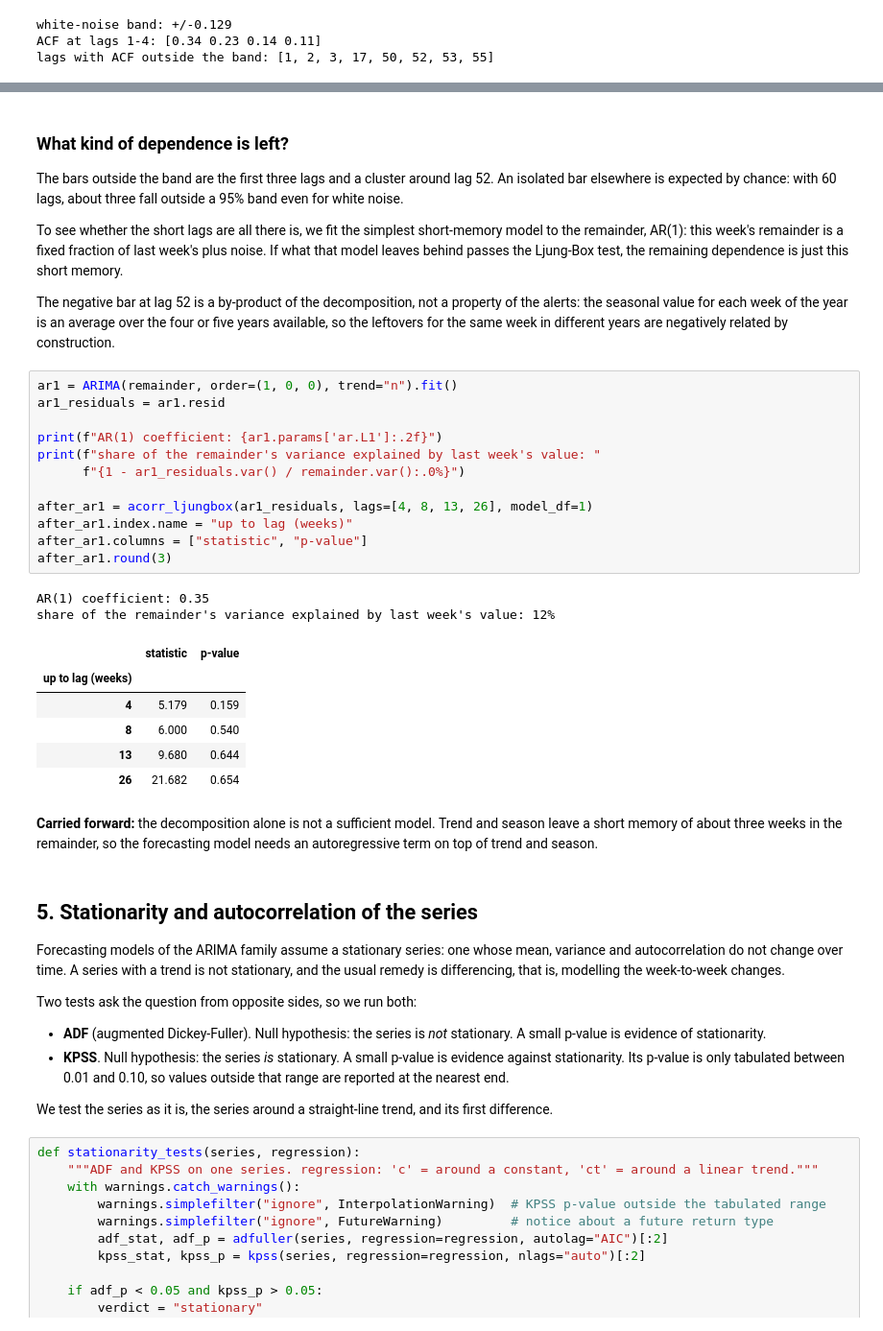
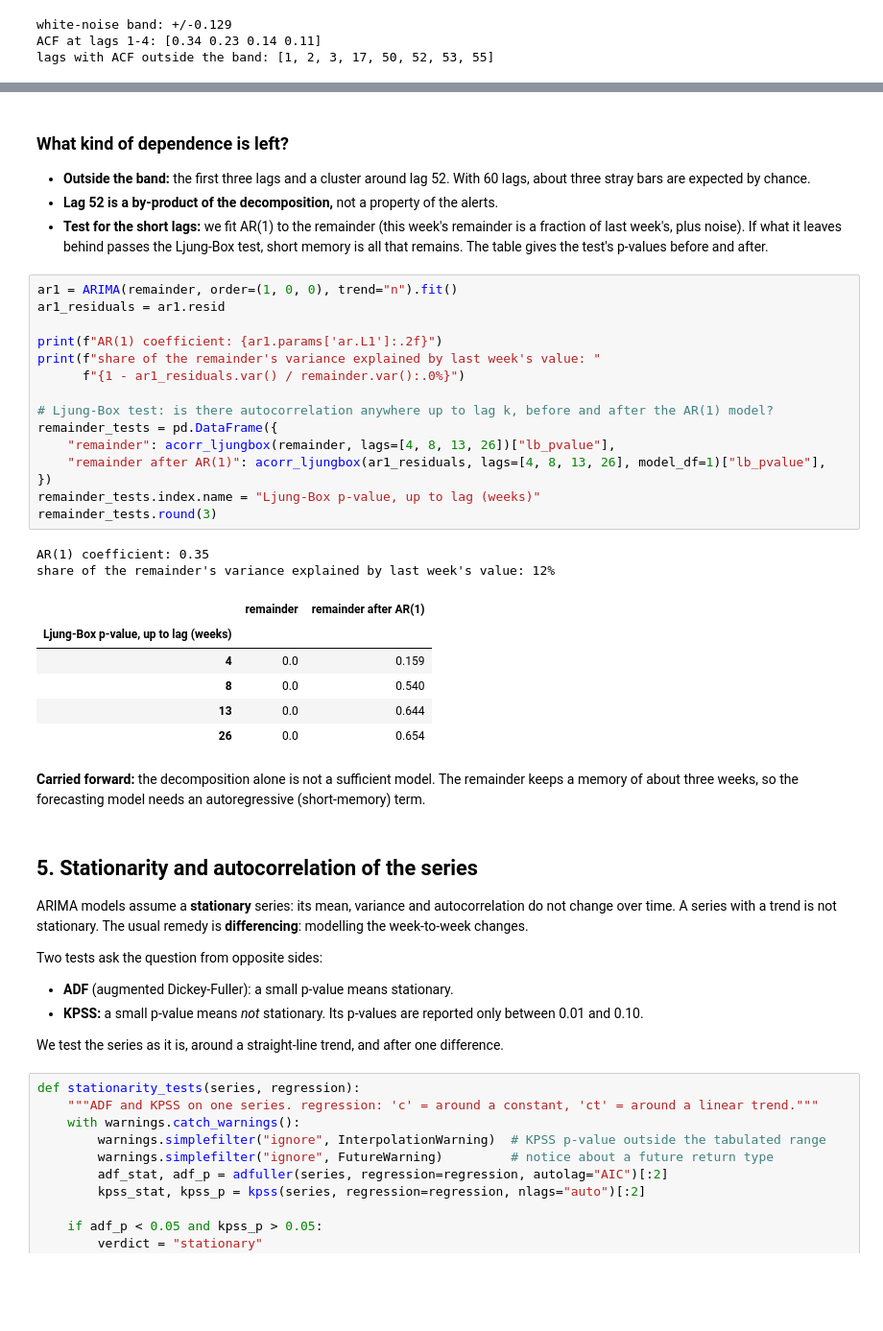
Before and after one commit to kpolonska/time-series-analysis-of-air-alerts, a Jupyter notebook: analysis.ipynb, the cells around one changed output, grey strips where cells are left out. Shown at 96% size. Saved outputs shown, nothing was run; the diff lists cells and outputs as text; blank space fills up the shorter version.

```diff
--- a/analysis.ipynb
+++ b/analysis.ipynb
@@ -369,45 +331,46 @@ ljung_box.round(4)
 # %% [markdown]
 ### What kind of dependence is left?
 
-The bars outside the band are the first three lags and a cluster around lag 52. An isolated bar elsewhere is expected by chance: with 60 lags, about three fall outside a 95% band even for white noise.
-
-To see whether the short lags are all there is, we fit the simplest short-memory model to the remainder, AR(1): this week's remainder is a fixed fraction of last week's plus noise. If what that model leaves behind passes the Ljung-Box test, the remaining dependence is just this short memory.
-
-The negative bar at lag 52 is a by-product of the decomposition, not a property of the alerts: the seasonal value for each week of the year is an average over the four or five years available, so the leftovers for the same week in different years are negatively related by construction.
+- **Outside the band:** the first three lags and a cluster around lag 52. With 60 lags, about three stray bars are expected by chance.
+- **Lag 52 is a by-product of the decomposition,** not a property of the alerts.
+- **Test for the short lags:** we fit AR(1) to the remainder (this week's remainder is a fraction of last week's, plus noise). If what it leaves behind passes the Ljung-Box test, short memory is all that remains. The table gives the test's p-values before and after.
 # %%
 ar1 = ARIMA(remainder, order=(1, 0, 0), trend="n").fit()
 ar1_residuals = ar1.resid
 
 print(f"AR(1) coefficient: {ar1.params['ar.L1']:.2f}")
 print(f"share of the remainder's variance explained by last week's value: "
       f"{1 - ar1_residuals.var() / remainder.var():.0%}")
 
-after_ar1 = acorr_ljungbox(ar1_residuals, lags=[4, 8, 13, 26], model_df=1)
-after_ar1.index.name = "up to lag (weeks)"
-after_ar1.columns = ["statistic", "p-value"]
-after_ar1.round(3)
+# Ljung-Box test: is there autocorrelation anywhere up to lag k, before and after the AR(1) model?
+remainder_tests = pd.DataFrame({
+    "remainder": acorr_ljungbox(remainder, lags=[4, 8, 13, 26])["lb_pvalue"],
+    "remainder after AR(1)": acorr_ljungbox(ar1_residuals, lags=[4, 8, 13, 26], model_df=1)["lb_pvalue"],
+})
+remainder_tests.index.name = "Ljung-Box p-value, up to lag (weeks)"
+remainder_tests.round(3)
 # %% [output]
 AR(1) coefficient: 0.35
 share of the remainder's variance explained by last week's value: 12%
-|  | statistic | p-value |
-| up to lag (weeks) |  |  |
-| 4 | 5.179 | 0.159 |
-| 8 | 6.000 | 0.540 |
-| 13 | 9.680 | 0.644 |
-| 26 | 21.682 | 0.654 |
+|  | remainder | remainder after AR(1) |
+| Ljung-Box p-value, up to lag (weeks) |  |  |
+| 4 | 0.0 | 0.159 |
+| 8 | 0.0 | 0.540 |
+| 13 | 0.0 | 0.644 |
+| 26 | 0.0 | 0.654 |
 # %% [markdown]
-**Carried forward:** the decomposition alone is not a sufficient model. Trend and season leave a short memory of about three weeks in the remainder, so the forecasting model needs an autoregressive term on top of trend and season.
+**Carried forward:** the decomposition alone is not a sufficient model. The remainder keeps a memory of about three weeks, so the forecasting model needs an autoregressive (short-memory) term.
 # %% [markdown]
 ## 5. Stationarity and autocorrelation of the series
 
-Forecasting models of the ARIMA family assume a stationary series: one whose mean, variance and autocorrelation do not change over time. A series with a trend is not stationary, and the usual remedy is differencing, that is, modelling the week-to-week changes.
+ARIMA models assume a **stationary** series: its mean, variance and autocorrelation do not change over time. A series with a trend is not stationary. The usual remedy is **differencing**: modelling the week-to-week changes.
 
-Two tests ask the question from opposite sides, so we run both:
+Two tests ask the question from opposite sides:
 
-- **ADF** (augmented Dickey-Fuller). Null hypothesis: the series is *not* stationary. A small p-value is evidence of stationarity.
-- **KPSS**. Null hypothesis: the series *is* stationary. A small p-value is evidence against stationarity. Its p-value is only tabulated between 0.01 and 0.10, so values outside that range are reported at the nearest end.
+- **ADF** (augmented Dickey-Fuller): a small p-value means stationary.
+- **KPSS:** a small p-value means *not* stationary. Its p-values are reported only between 0.01 and 0.10.
 
-We test the series as it is, the series around a straight-line trend, and its first difference.
+We test the series as it is, around a straight-line trend, and after one difference.
 # %%
 def stationarity_tests(series, regression):
     """ADF and KPSS on one series. regression: 'c' = around a constant, 'ct' = around a linear trend."""
```
Also changed, not shown: parts of 73 cells of this notebook.
